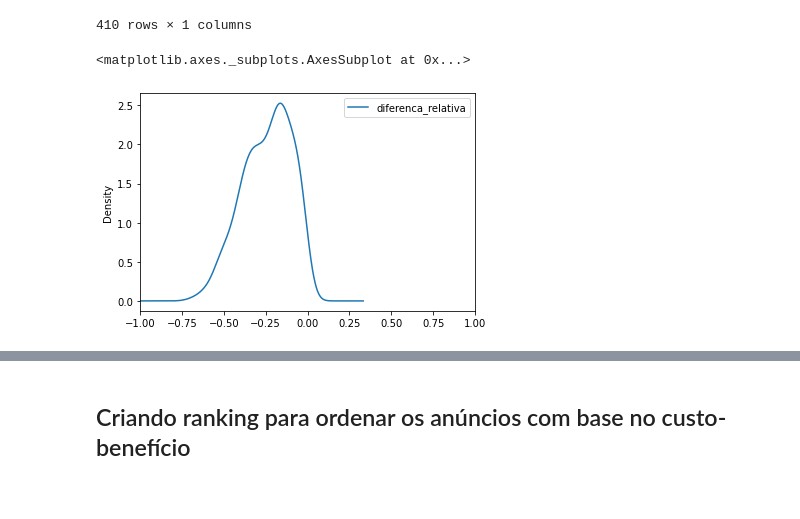
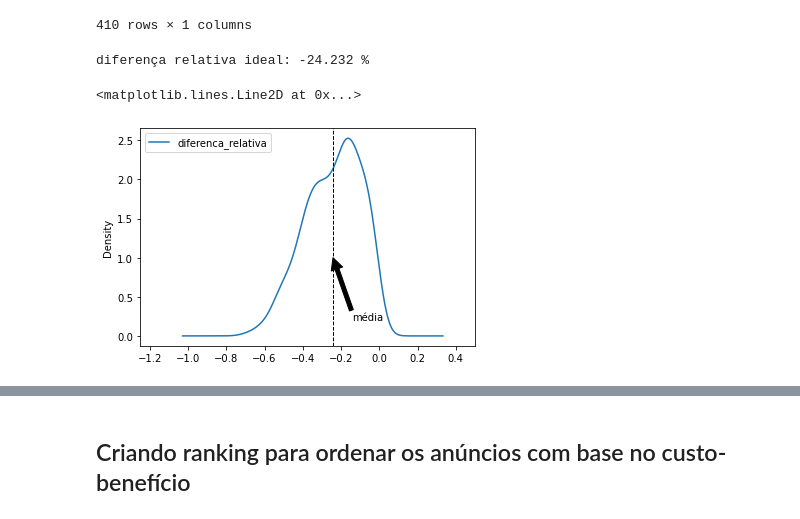
Before and after one commit to frlsouza/pmv_tcc_airbnb, a Jupyter notebook: tcc-puc-airbnb-5-resultados.ipynb, the cells around one changed output, grey strips where cells are left out. Drawn from its saved outputs; the diff is of its cells as text; code cells hidden in the pictures.

```diff
--- a/tcc-puc-airbnb-5-resultados.ipynb
+++ b/tcc-puc-airbnb-5-resultados.ipynb
@@ -175,10 +175,19 @@ anuncios_baratos
 | 32239860 | -0.010331 |
 | 849186 | -0.007931 |
 410 rows × 1 columns
+# %%
+# Diferença relativa ideal
+
+diferenca_ideal = round(float(anuncios_baratos['diferenca_relativa'].mean()),6)
+print("diferença relativa ideal: " + str(diferenca_ideal * 100) + " %")
+# %% [output]
+diferença relativa ideal: -24.232 %
 # %%
 # Distribuição da diferença de preços (realizado - previsto) dos anúncios baratos
 
-anuncios_baratos.plot.density(xlim=(-1, 1))
+anuncios_baratos.plot.density(xlim=(-1.25, 0.5))\
+    .annotate('média', xy=(diferenca_ideal, 1), xytext=(diferenca_ideal+0.1, 0.2), arrowprops=dict(facecolor='black'))
+plt.axvline(diferenca_ideal, color='k', linestyle='dashed', linewidth=1)
 # %% [output]
-<matplotlib.axes._subplots.AxesSubplot at 0x...>
+<matplotlib.lines.Line2D at 0x...>
-[figure, old version]
+[figure, new version]
```
Also changed, not shown: parts of 7 cells of this notebook, 6 other files.
